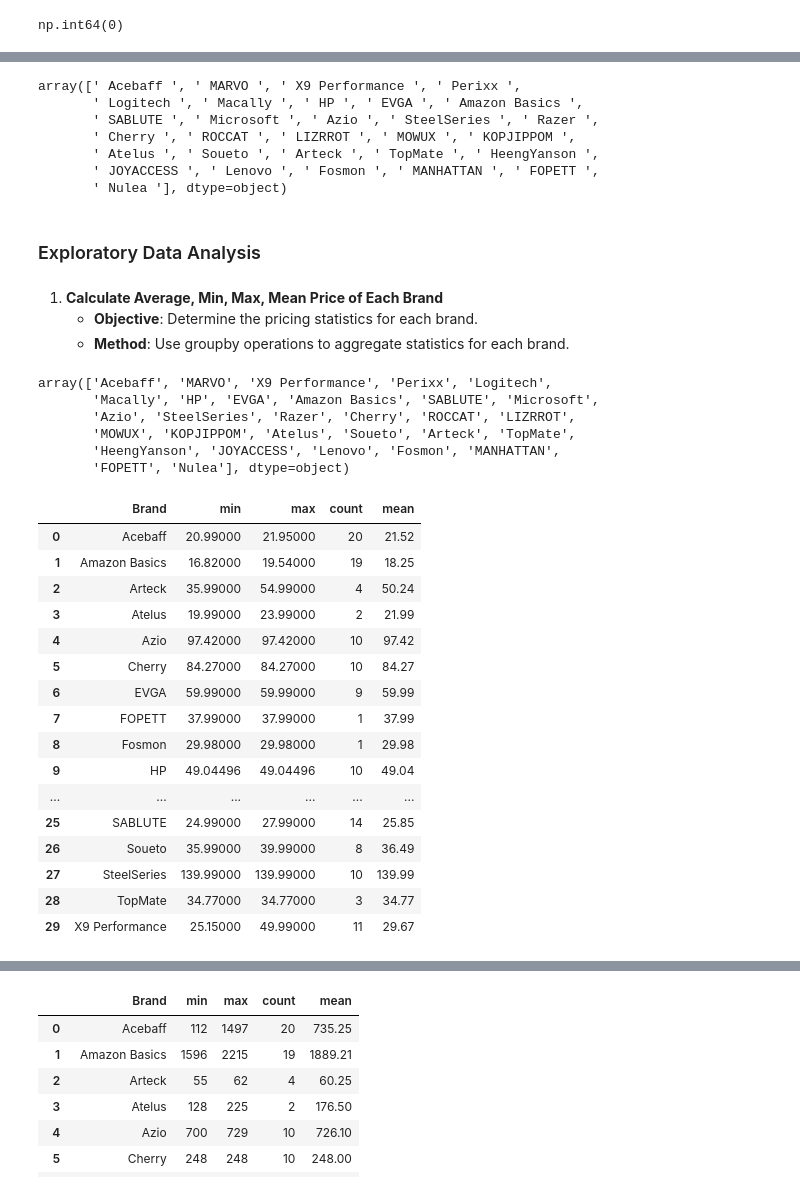
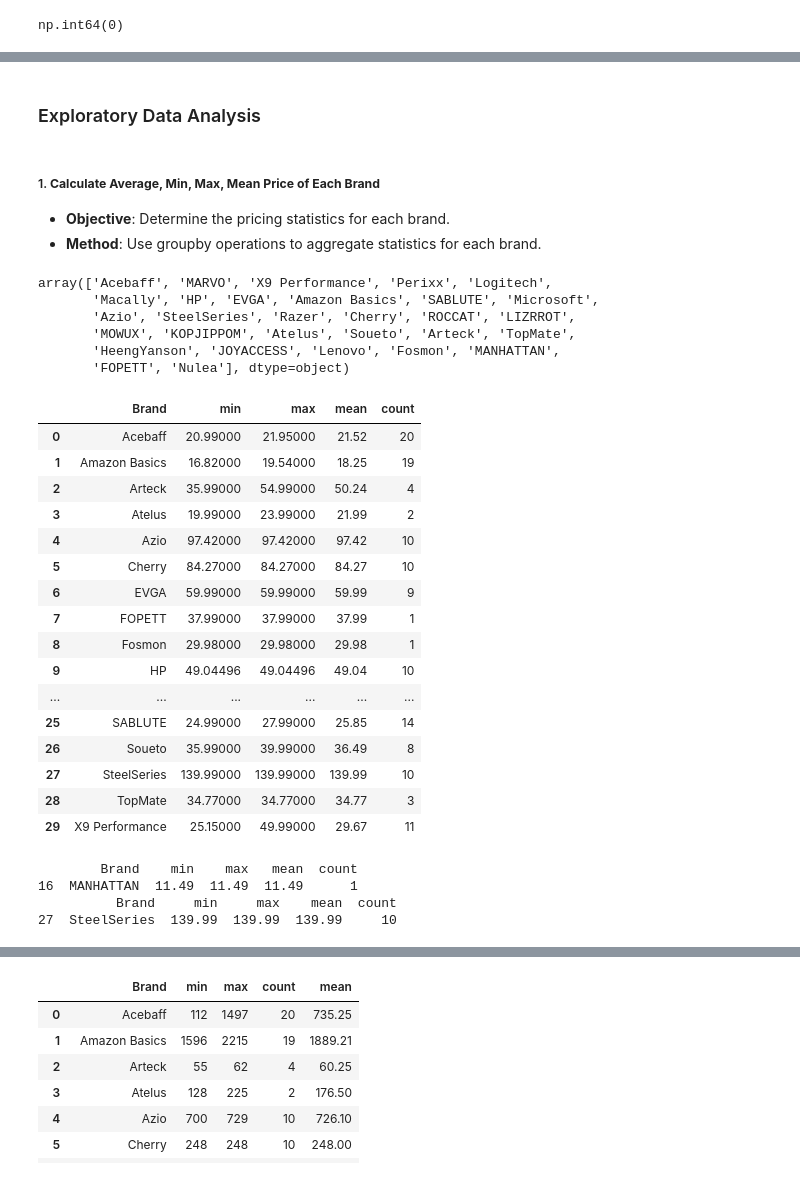
Before and after one commit to motconkien/Data-Projetcs, a Jupyter notebook: Amazon Project/Analyst/main.ipynb, the cells around one changed output, grey strips where cells are left out. Saved outputs shown, nothing was run; the diff lists cells and outputs as text; code cells hidden in the pictures.

```diff
--- a/Amazon Project/Analyst/main.ipynb
+++ b/Amazon Project/Analyst/main.ipynb
@@ -106,2 +102,2 @@ np.float64(49.04496031746031)
 # %%
-data["Price"] = data["Price"].replace(np.nan,mean_val)
+data["Price"] = data["Price"].replace(np.nan,data["Price"].mean())
@@ -117,2 +104,2 @@ np.float64(96.37894736842105)
 # %%
-data["Number of Keys"] = data["Number of Keys"].replace(np.nan,mean_val_keys).astype(int)
+data["Number of Keys"] = data["Number of Keys"].replace(np.nan,data["Number of Keys"].mean()).astype(int)
@@ -122,0 +106,2 @@ np.int64(0)
+# %%
+data.fillna({"Color":data["Color"].mode()[0]},inplace=True)
@@ -188,17 +139,7 @@ array([' Windows 11/10/8/7/XP/VISTA, Mac OS, Chrome OS, Linux ',
-# %%
-data["Brand"].unique()
-# %% [output]
-array([' Acebaff ', ' MARVO ', ' X9 Performance ', ' Perixx ',
-       ' Logitech ', ' Macally ', ' HP ', ' EVGA ', ' Amazon Basics ',
-       ' SABLUTE ', ' Microsoft ', ' Azio ', ' SteelSeries ', ' Razer ',
-       ' Cherry ', ' ROCCAT ', ' LIZRROT ', ' MOWUX ', ' KOPJIPPOM ',
-       ' Atelus ', ' Soueto ', ' Arteck ', ' TopMate ', ' HeengYanson ',
-       ' JOYACCESS ', ' Lenovo ', ' Fosmon ', ' MANHATTAN ', ' FOPETT ',
-       ' Nulea '], dtype=object)
 # %% [markdown]
 ### Exploratory Data Analysis
 # %% [markdown]
-1. **Calculate Average, Min, Max, Mean Price of Each Brand**
+##### 1. **Calculate Average, Min, Max, Mean Price of Each Brand**
    - **Objective**: Determine the pricing statistics for each brand.
    - **Method**: Use groupby operations to aggregate statistics for each brand.
 # %%
@@ -212,24 +153,32 @@ array(['Acebaff', 'MARVO', 'X9 Performance', 'Perixx', 'Logitech',
        'HeengYanson', 'JOYACCESS', 'Lenovo', 'Fosmon', 'MANHATTAN',
        'FOPETT', 'Nulea'], dtype=object)
 # %%
-brand_data = data.groupby("Brand")["Price"].agg(["min","max","count","mean"]).reset_index()
+brand_data = data.groupby("Brand")["Price"].agg(["min","max","mean","count"]).reset_index()
 brand_data["mean"] = round(brand_data["mean"],2)
 brand_data
 # %% [output]
-|  | Brand | min | max | count | mean |
-| 0 | Acebaff | 20.99000 | 21.95000 | 20 | 21.52 |
-| 1 | Amazon Basics | 16.82000 | 19.54000 | 19 | 18.25 |
-| 2 | Arteck | 35.99000 | 54.99000 | 4 | 50.24 |
-| 3 | Atelus | 19.99000 | 23.99000 | 2 | 21.99 |
-| 4 | Azio | 97.42000 | 97.42000 | 10 | 97.42 |
-| 5 | Cherry | 84.27000 | 84.27000 | 10 | 84.27 |
-| 6 | EVGA | 59.99000 | 59.99000 | 9 | 59.99 |
-| 7 | FOPETT | 37.99000 | 37.99000 | 1 | 37.99 |
-| 8 | Fosmon | 29.98000 | 29.98000 | 1 | 29.98 |
-| 9 | HP | 49.04496 | 49.04496 | 10 | 49.04 |
+|  | Brand | min | max | mean | count |
+| 0 | Acebaff | 20.99000 | 21.95000 | 21.52 | 20 |
+| 1 | Amazon Basics | 16.82000 | 19.54000 | 18.25 | 19 |
+| 2 | Arteck | 35.99000 | 54.99000 | 50.24 | 4 |
+| 3 | Atelus | 19.99000 | 23.99000 | 21.99 | 2 |
+| 4 | Azio | 97.42000 | 97.42000 | 97.42 | 10 |
+| 5 | Cherry | 84.27000 | 84.27000 | 84.27 | 10 |
+| 6 | EVGA | 59.99000 | 59.99000 | 59.99 | 9 |
+| 7 | FOPETT | 37.99000 | 37.99000 | 37.99 | 1 |
+| 8 | Fosmon | 29.98000 | 29.98000 | 29.98 | 1 |
+| 9 | HP | 49.04496 | 49.04496 | 49.04 | 10 |
 | ... | ... | ... | ... | ... | ... |
-| 25 | SABLUTE | 24.99000 | 27.99000 | 14 | 25.85 |
-| 26 | Soueto | 35.99000 | 39.99000 | 8 | 36.49 |
-| 27 | SteelSeries | 139.99000 | 139.99000 | 10 | 139.99 |
-| 28 | TopMate | 34.77000 | 34.77000 | 3 | 34.77 |
-| 29 | X9 Performance | 25.15000 | 49.99000 | 11 | 29.67 |
+| 25 | SABLUTE | 24.99000 | 27.99000 | 25.85 | 14 |
+| 26 | Soueto | 35.99000 | 39.99000 | 36.49 | 8 |
+| 27 | SteelSeries | 139.99000 | 139.99000 | 139.99 | 10 |
+| 28 | TopMate | 34.77000 | 34.77000 | 34.77 | 3 |
+| 29 | X9 Performance | 25.15000 | 49.99000 | 29.67 | 11 |
+# %%
+print(brand_data[brand_data["min"] == brand_data["min"].min()])
+print(brand_data[brand_data["max"] == brand_data["max"].max()])
+# %% [output]
+        Brand    min    max   mean  count
+16  MANHATTAN  11.49  11.49  11.49      1
+          Brand     min     max    mean  count
+27  SteelSeries  139.99  139.99  139.99     10
```
Also changed, not shown: parts of 23 cells of this notebook.
